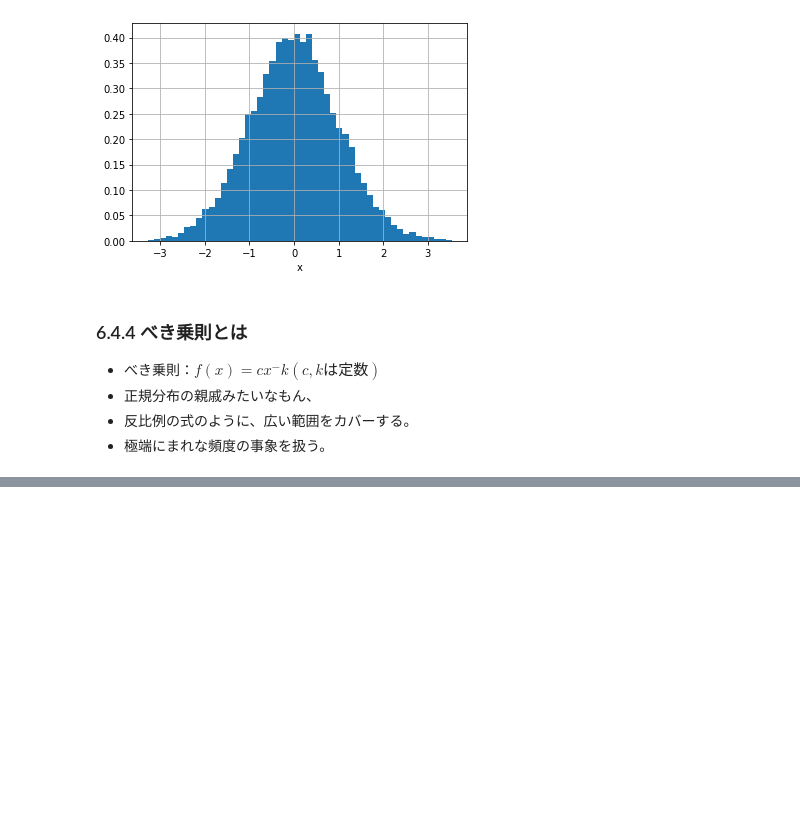
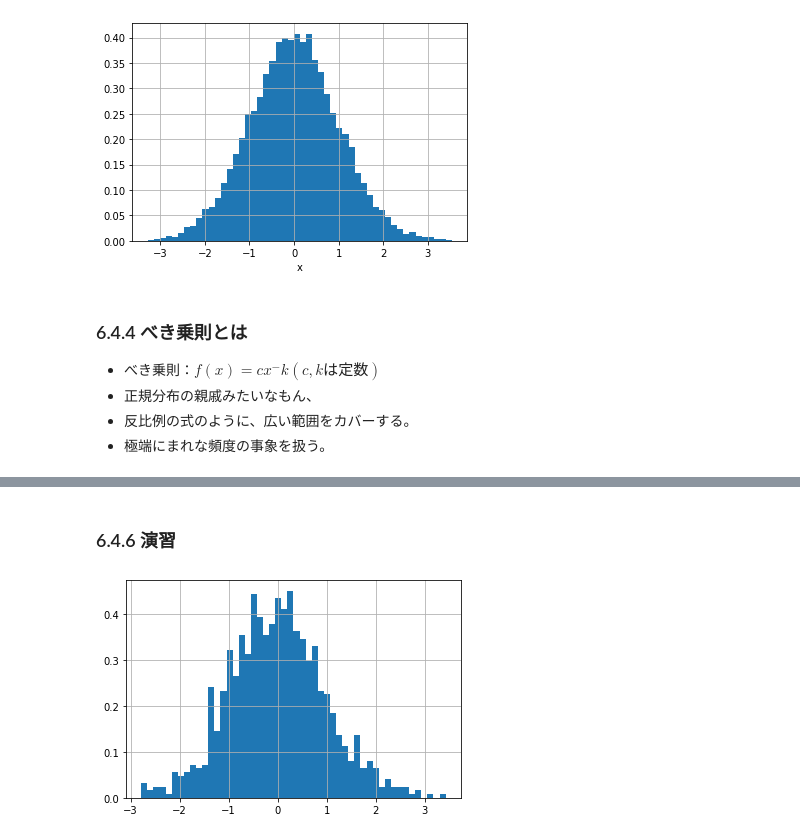
Before and after one commit to tsyu12345/python-ml-text, a Jupyter notebook: Unit6.ipynb, the cells around one changed output, grey strips where cells are left out. Saved outputs shown, nothing was run; the diff lists cells and outputs as text; code cells hidden in the pictures; blank space fills up the shorter version.

```diff
--- a/Unit6.ipynb
+++ b/Unit6.ipynb
@@ -194,0 +222,12 @@ def power_func(x:ndarray, c:float, k:float) -> ndarray:
+# %% [markdown]
+### 6.4.6 演習
+# %%
+mu:float = 0.0
+std_deviation: float = 1.0
+normal: ndarray = np.random.normal(mu, std_deviation, 1000)
+
+plt.hist(normal, bins=50, density=True)
+plt.grid()
+plt.show()
+# %% [output]
+[figure, added]
```
Also changed, not shown: parts of 25 cells of this notebook.
